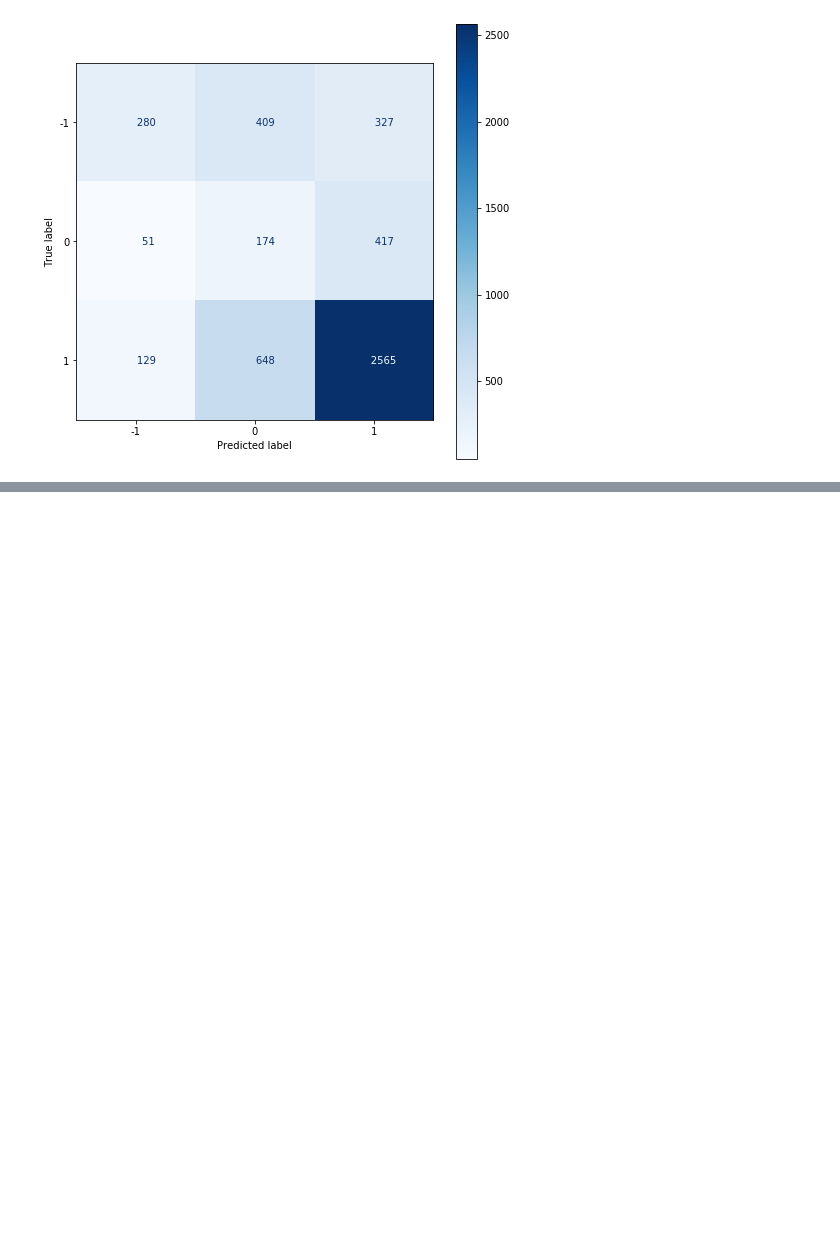
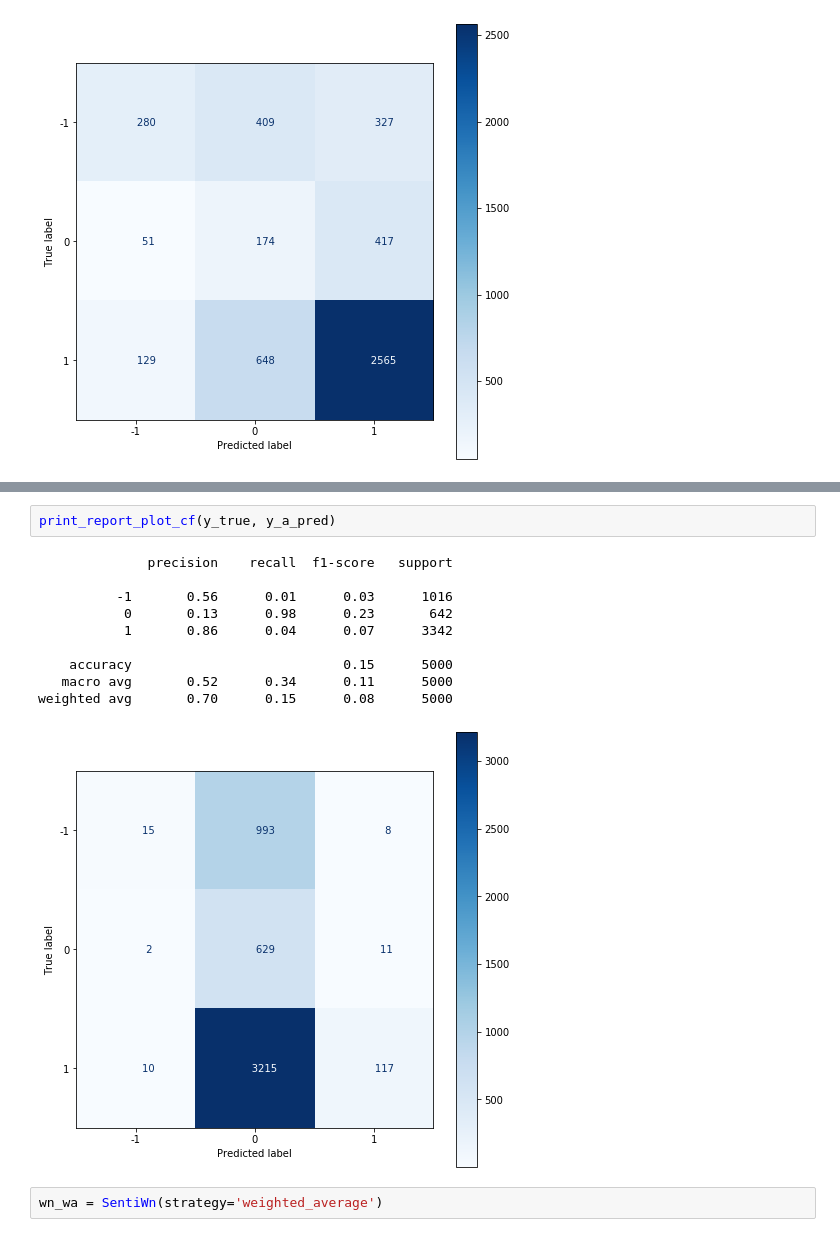
Before and after one commit to afflint/textsent, a Jupyter notebook: Synsets, wordnet and Yelp reviews.ipynb, the cells around one changed output, grey strips where cells are left out. Drawn from its saved outputs; the diff is of its cells as text; blank space fills up the shorter version.

```diff
--- a/Synsets, wordnet and Yelp reviews.ipynb
+++ b/Synsets, wordnet and Yelp reviews.ipynb
@@ -296,0 +363,15 @@ weighted avg       0.66      0.60      0.62      5000
+# %%
+print_report_plot_cf(y_true, y_a_pred)
+# %% [output]
+              precision    recall  f1-score   support
+
+          -1       0.56      0.01      0.03      1016
+           0       0.13      0.98      0.23       642
+           1       0.86      0.04      0.07      3342
+
+    accuracy                           0.15      5000
+   macro avg       0.52      0.34      0.11      5000
+weighted avg       0.70      0.15      0.08      5000
+[figure, added]
+# %%
+wn_wa = SentiWn(strategy='weighted_average')
```
Also changed, not shown: parts of 8 cells of this notebook.
